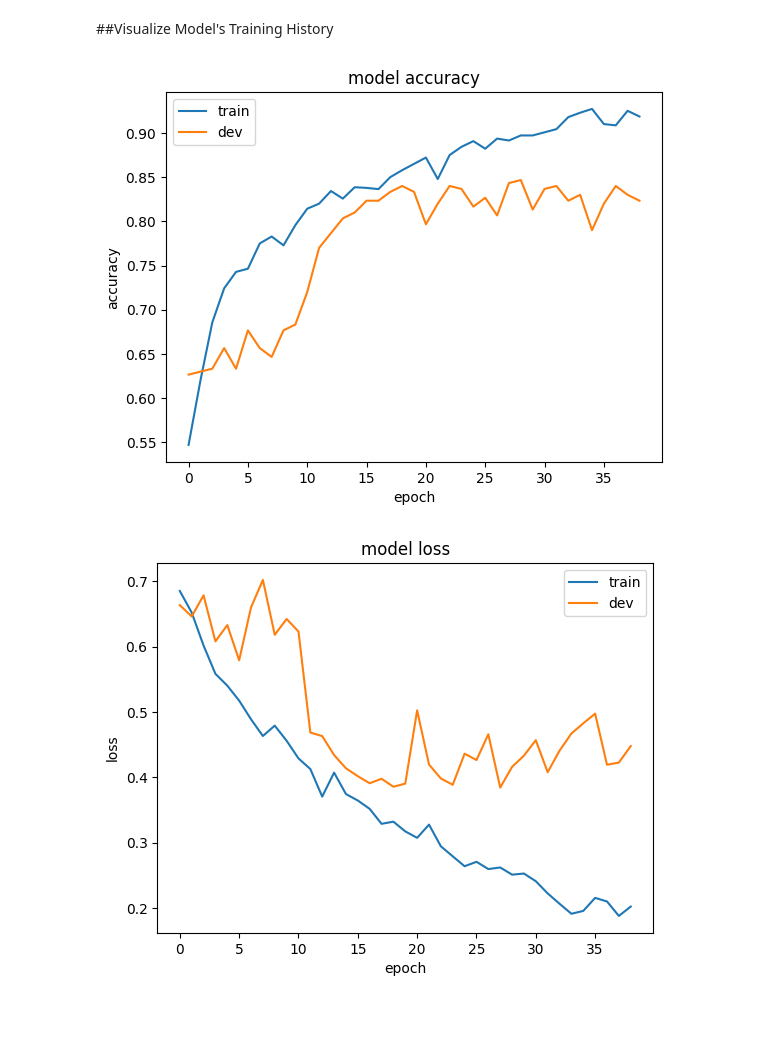
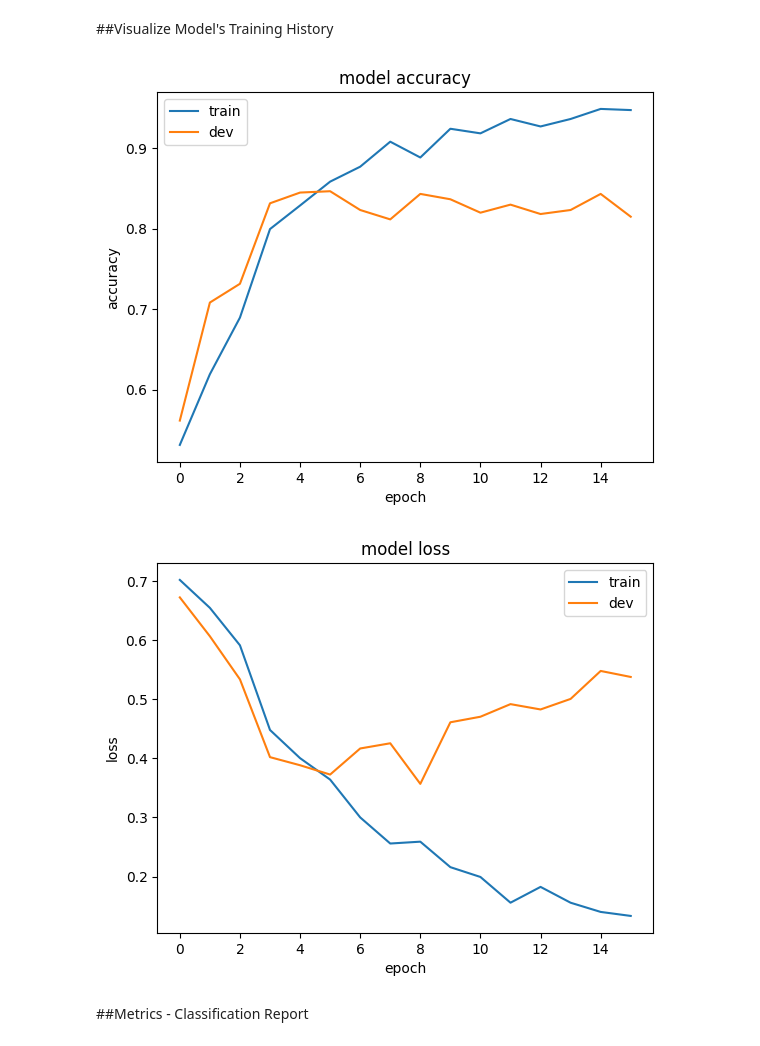
Before and after one commit to VassilisDrouzas/Natural-Language-Processing, a Jupyter notebook: rnn/ex_1.ipynb, the cells around one changed output. Cells and saved outputs as stored; diff of their text form; code cells hidden in the pictures; blank space fills up the shorter version.

```diff
--- a/rnn/ex_1.ipynb
+++ b/rnn/ex_1.ipynb
@@ -560,12 +560,13 @@ y_test = tf.keras.utils.to_categorical(y_test, num_classes=2)
 # %% [markdown]
 ##RNN model
 # %%
-
 def build_model(hp):
     GRU_SIZE = hp.Int('gru_size', min_value=100, max_value=500, step=50)
+    learning_rate = hp.Choice('learning_rate', values=[1e-3, 1e-2, 1e-1])
+    num_hidden_layers = hp.Int('num_hidden_layers', min_value=1, max_value=3)
+    mlp_units = hp.Choice('mlp_units', values=[64, 128, 256])
     dropout_rate = hp.Float('dropout_rate', min_value=0.2, max_value=0.5, step=0.05)
-    mlp_layers = hp.Int('mlp_layers', min_value=1, max_value=5, step=1)
-    mlp_units = hp.Int('mlp_units', min_value=64, max_value=512, step=64)
+    hidden_layer_size = hp.Choice('hidden_layer_size', values=[64, 128, 256])
 
     model = tf.keras.Sequential()
 
@@ -592,17 +593,17 @@ def build_model(hp):
     )
     model.add(tf.keras.layers.Dropout(dropout_rate))
 
-    model.add(SelfAttention(mlp_layers=mlp_layers, units=mlp_units))
+    model.add(SelfAttention(mlp_layers=num_hidden_layers, units=mlp_units))
 
-    model.add(tf.keras.layers.Dense(1024, activation='relu'))
+    model.add(tf.keras.layers.Dense(hidden_layer_size, activation='relu'))
     model.add(tf.keras.layers.Dropout(dropout_rate))
 
-    model.add(tf.keras.layers.Dense(2, activation='softmax'))
+    model.add(tf.keras.layers.Dense(2, activation='sigmoid'))
 
     model.compile(
-        loss='categorical_crossentropy',
-        optimizer=tf.keras.optimizers.Adam(learning_rate=0.001),
-        metrics=["categorical_accuracy"]
+        loss='binary_crossentropy',
+        optimizer=tf.keras.optimizers.Adam(learning_rate=learning_rate),
+        metrics=["binary_accuracy"]
     )
 
     return model
@@ -629,7 +630,7 @@ from kerastuner.tuners import RandomSearch
 
 tuner = RandomSearch(
     build_model,
-    objective='val_categorical_accuracy',
+    objective='val_binary_accuracy',
     max_trials=5,
     executions_per_trial=1,
     directory='keras_tuner_logs',
@@ -645,7 +646,7 @@ tuner.search(
     epochs=50,
     shuffle=True,
     callbacks=[
-        tf.keras.callbacks.EarlyStopping(monitor='val_categorical_accuracy', patience=10, restore_best_weights=True)
+        tf.keras.callbacks.EarlyStopping(monitor='val_binary_accuracy', patience=10, restore_best_weights=True)
     ]
 )
 
@@ -698,17 +692,16 @@ WARNING:tensorflow:Value in checkpoint could not be found in the restored object
 # %%
-# Build the model with the best hyperparameters
-best_model = tuner.hypermodel.build(best_hp)
 
-# Train the best model with the full training data
+best_model = tuner.hypermodel.build(best_hp)       #build model with the best hyperparameters
+
 history = best_model.fit(
     train_pad,
     y_train,
     validation_data=(dev_pad, y_dev),
-    batch_size=256,
+    batch_size=64,                            #the optimal from the MLP model
     epochs=50,
     shuffle=True,
     callbacks=[
-        tf.keras.callbacks.EarlyStopping(monitor='val_categorical_accuracy', patience=10, restore_best_weights=True)
+        tf.keras.callbacks.EarlyStopping(monitor='val_binary_accuracy', patience=10, restore_best_weights=True)
     ]
 )
 # %% [output]
@@ -757,24 +748,26 @@ Epoch 39/50
 # %%
 %matplotlib inline
 import matplotlib.pyplot as plt
 
 # summarize history for accuracy
-plt.plot(history.history['categorical_accuracy'])
-plt.plot(history.history['val_categorical_accuracy'])
+plt.plot(history.history['binary_accuracy'])
+plt.plot(history.history['val_binary_accuracy'])
 plt.title('model accuracy')
 plt.ylabel('accuracy')
 plt.xlabel('epoch')
 plt.legend(['train', 'dev'], loc='upper left')
 plt.show()
 
 # summarize history for loss
 plt.plot(history.history['loss'])
 plt.plot(history.history['val_loss'])
 plt.title('model loss')
 plt.ylabel('loss')
 plt.xlabel('epoch')
 plt.legend(['train', 'dev'], loc='upper right')
 plt.show()
 # %% [output]
-[figure, old version]
+[figure, new version]
-[figure, old version]
+[figure, new version]
+# %% [markdown]
+##Metrics - Classification Report
```
Also changed, not shown: parts of 20 cells of this notebook.
